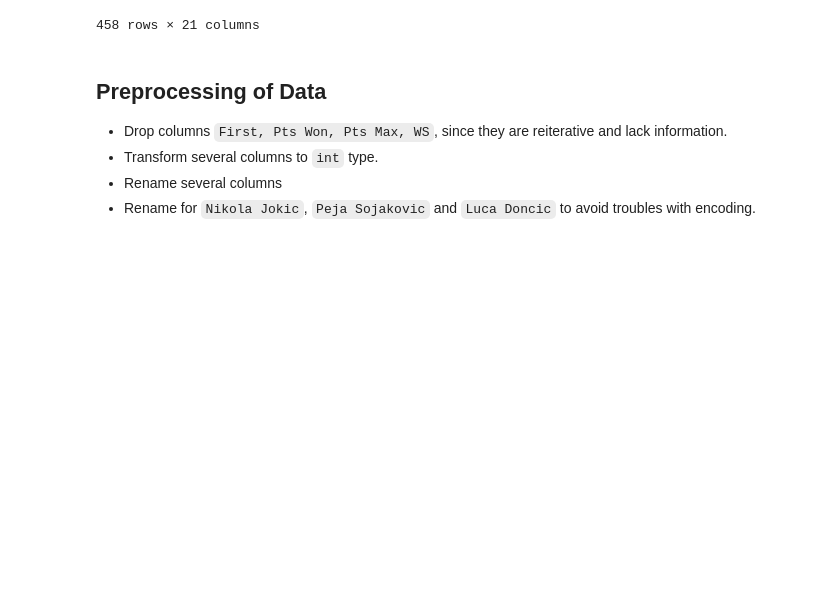
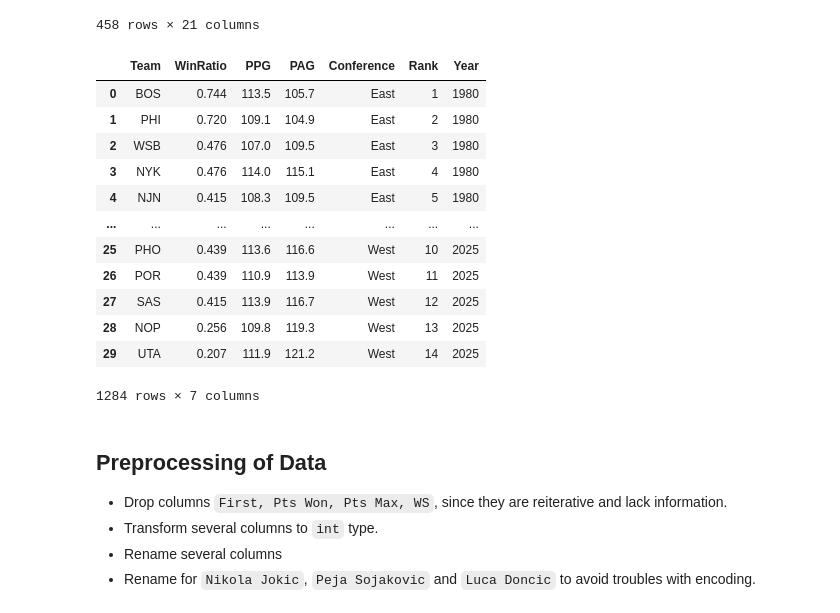
Before and after one commit to valevil27/nba-mvp-analysis, a Jupyter notebook: main.ipynb, the cells around one changed output. Saved outputs shown, nothing was run; the diff lists cells and outputs as text; code cells hidden in the pictures; blank space fills up the shorter version.

```diff
--- a/main.ipynb
+++ b/main.ipynb
@@ -62,6 +67,29 @@ df_raw
 | 8 | 9 | Stephen Curry | 36 | GSW | 0.0 | 2.0 | 1000 | 0.002 | 70 | 32.2 | ... | ... |
 | 9 | 10T | Jalen Brunson | 28 | NYK | 0.0 | 1.0 | 1000 | 0.001 | 65 | 35.4 | ... | ... |
 458 rows × 21 columns
+# %%
+path_teams = data_path / "season"
+cols = ['Team', 'WinRatio', 'PPG', 'PAG', 'Conference', 'Rank', 'Year']
+df_raw_t = pd.DataFrame(columns=cols)
+
+for year in range(*years):
+    df_y = pd.read_csv(path_teams / f"season_{year}.csv")
+    df_raw_t = pd.concat([df_raw_t, df_y])
+df_raw_t
+# %% [output]
+|  | Team | WinRatio | PPG | PAG | Conference | Rank | Year |
+| 0 | BOS | 0.744 | 113.5 | 105.7 | East | 1 | 1980 |
+| 1 | PHI | 0.720 | 109.1 | 104.9 | East | 2 | 1980 |
+| 2 | WSB | 0.476 | 107.0 | 109.5 | East | 3 | 1980 |
+| 3 | NYK | 0.476 | 114.0 | 115.1 | East | 4 | 1980 |
+| 4 | NJN | 0.415 | 108.3 | 109.5 | East | 5 | 1980 |
+| ... | ... | ... | ... | ... | ... | ... | ... |
+| 25 | PHO | 0.439 | 113.6 | 116.6 | West | 10 | 2025 |
+| 26 | POR | 0.439 | 110.9 | 113.9 | West | 11 | 2025 |
+| 27 | SAS | 0.415 | 113.9 | 116.7 | West | 12 | 2025 |
+| 28 | NOP | 0.256 | 109.8 | 119.3 | West | 13 | 2025 |
+| 29 | UTA | 0.207 | 111.9 | 121.2 | West | 14 | 2025 |
+1284 rows × 7 columns
 # %% [markdown]
 ## Preprocessing of Data
 
```
Also changed, not shown: parts of 12 cells of this notebook, 1 other file.
